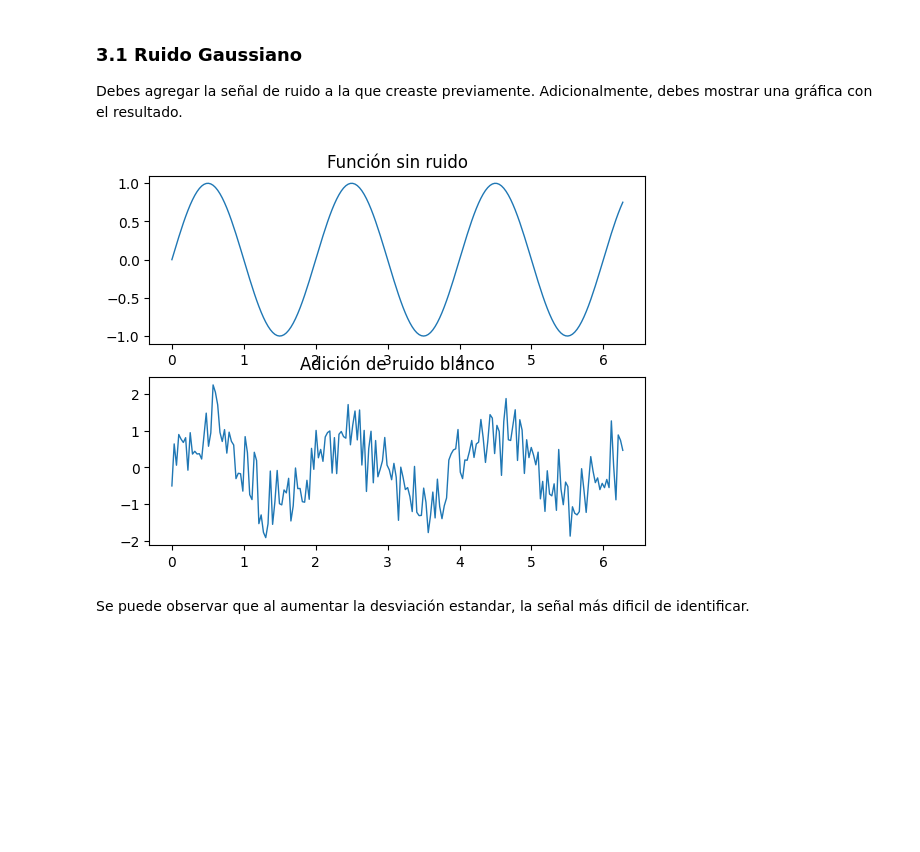
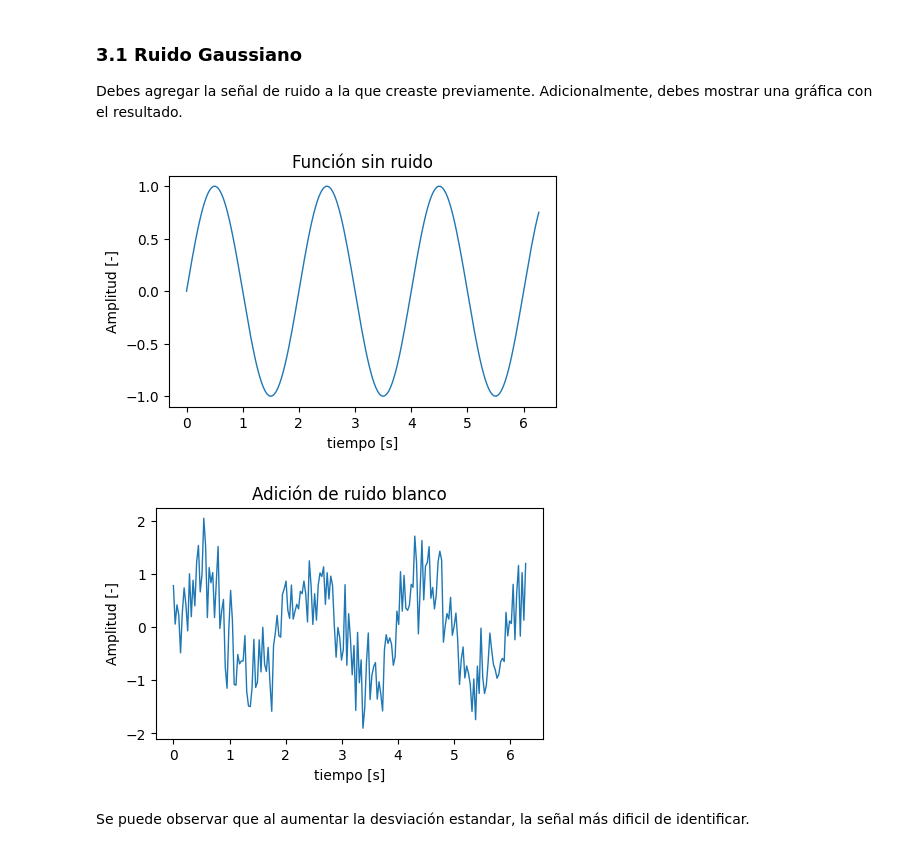
Before and after one commit to IOlivaresPalma/Multimedia-Trabajos, a Jupyter notebook: Actividad_1_OlivaresIvan_19761543.ipynb, the cells around one changed output. Drawn from its saved outputs; the diff is of its cells as text; code cells hidden in the pictures; blank space fills up the shorter version.

```diff
--- a/Actividad_1_OlivaresIvan_19761543.ipynb
+++ b/Actividad_1_OlivaresIvan_19761543.ipynb
@@ -101,36 +101,38 @@ Debes agregar la señal de ruido a la que creaste previamente. Adicionalmente, d
 # %%
 #Generamos el ruido gaussiano
 
 import numpy as np
 import matplotlib.pyplot as plt
 
 pasos = 1/(10*np.pi)
 x     = np.arange(0,2*np.pi,pasos)
 
 #parametros de la función
 freq = 2 # frecuencia: 2 Hz
 A = 1    # amplitud
 
 f_x = A*np.sin(x*freq*np.pi/2)
 
-plt.subplot(2,1,1)
+plt.figure(figsize=(5,3))
 plt.title("Función sin ruido")
 plt.plot(x,f_x,linewidth=1)
-
+plt.xlabel("tiempo [s]")
+plt.ylabel("Amplitud [-]")
 
 muestras = len(x) # se extrae el tamaño de X para no tener errores de tamaño con los arreglos
 dev = 0.5         # Desviacion estandar
 white_noise = np.random.normal(0,dev,muestras) # dev > 0.5 --> no se visualizan bien los datos
 f_x_noise = f_x +white_noise
 
-plt.subplot(2,1,2)
+plt.figure(figsize=(5,3))
 plt.title("Adición de ruido blanco")
 plt.plot(x,f_x_noise,linewidth=1)
-#plt.scatter(x,f_x_noise,s=1)
-
+plt.xlabel("tiempo [s]")
+plt.ylabel("Amplitud [-]")
 plt.show()
 # %% [output]
-[figure, old version]
+[figure, new version]
+[figure, added]
 # %% [markdown]
 Se puede observar que al aumentar la desviación estandar, la señal más dificil de identificar.
 # %% [markdown]
```
Also changed, not shown: parts of 3 cells of this notebook.
